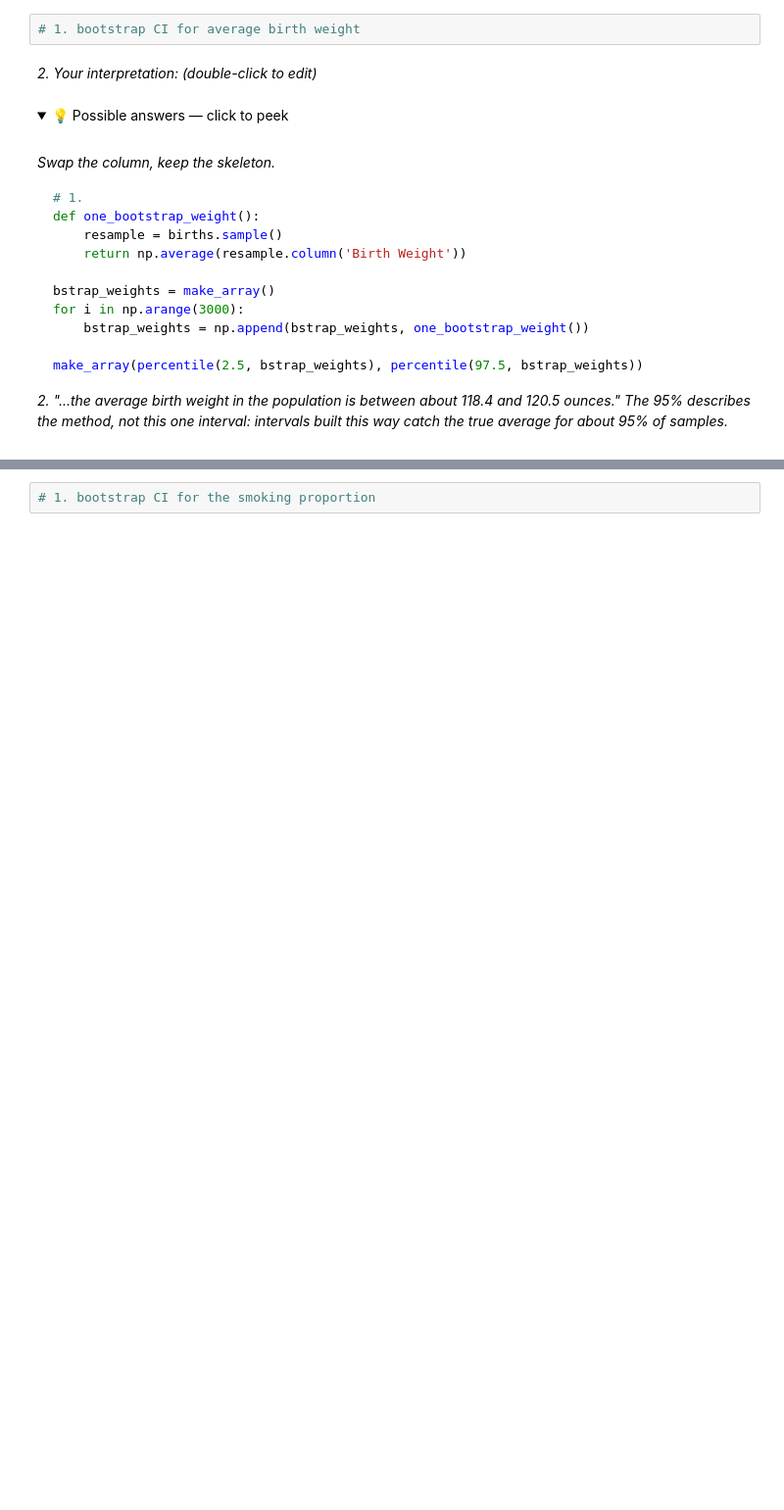
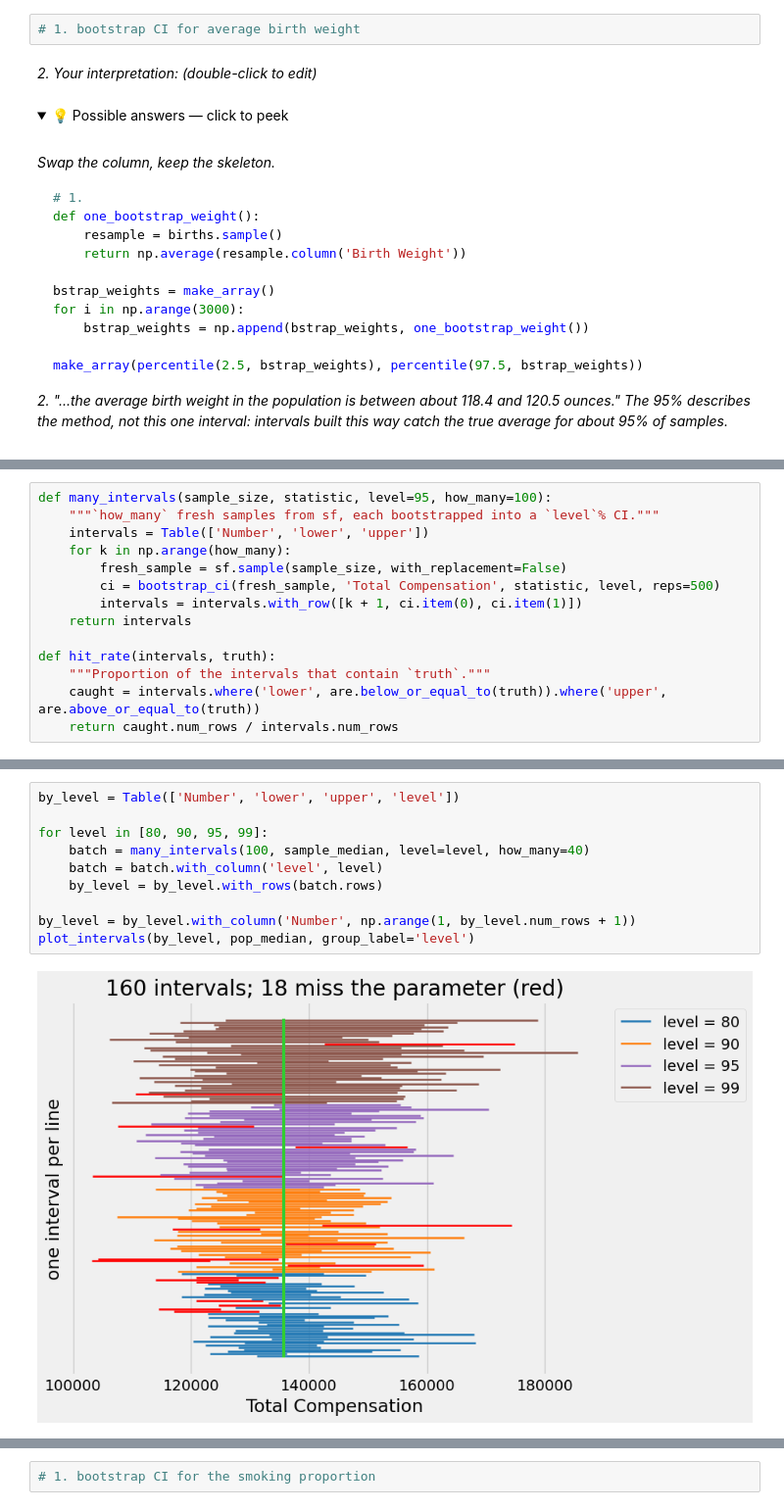
Before and after one commit to mlekimchi/data111_fall2026, a Jupyter notebook: lectures/ekc/lec24-ekc.ipynb, the cells around one changed output, grey strips where cells are left out. Shown at 98% size. Saved outputs shown, nothing was run; the diff lists cells and outputs as text; folded sections open; blank space fills up the shorter version.

```diff
--- a/lectures/ekc/lec24-ekc.ipynb
+++ b/lectures/ekc/lec24-ekc.ipynb
@@ -241,0 +365,14 @@ make_array(percentile(2.5, bstrap_weights), percentile(97.5, bstrap_weights))
+# %%
+def many_intervals(sample_size, statistic, level=95, how_many=100):
+    """`how_many` fresh samples from sf, each bootstrapped into a `level`% CI."""
+    intervals = Table(['Number', 'lower', 'upper'])
+    for k in np.arange(how_many):
+        fresh_sample = sf.sample(sample_size, with_replacement=False)
+        ci = bootstrap_ci(fresh_sample, 'Total Compensation', statistic, level, reps=500)
+        intervals = intervals.with_row([k + 1, ci.item(0), ci.item(1)])
+    return intervals
+
+def hit_rate(intervals, truth):
+    """Proportion of the intervals that contain `truth`."""
+    caught = intervals.where('lower', are.below_or_equal_to(truth)).where('upper', are.above_or_equal_to(truth))
+    return caught.num_rows / intervals.num_rows
@@ -241,0 +489,12 @@ make_array(percentile(2.5, bstrap_weights), percentile(97.5, bstrap_weights))
+# %%
+by_level = Table(['Number', 'lower', 'upper', 'level'])
+
+for level in [80, 90, 95, 99]:
+    batch = many_intervals(100, sample_median, level=level, how_many=40)
+    batch = batch.with_column('level', level)
+    by_level = by_level.with_rows(batch.rows)
+
+by_level = by_level.with_column('Number', np.arange(1, by_level.num_rows + 1))
+plot_intervals(by_level, pop_median, group_label='level')
+# %% [output]
+[figure, added]
```
Also changed, not shown: parts of 64 cells of this notebook, 1 other file.
